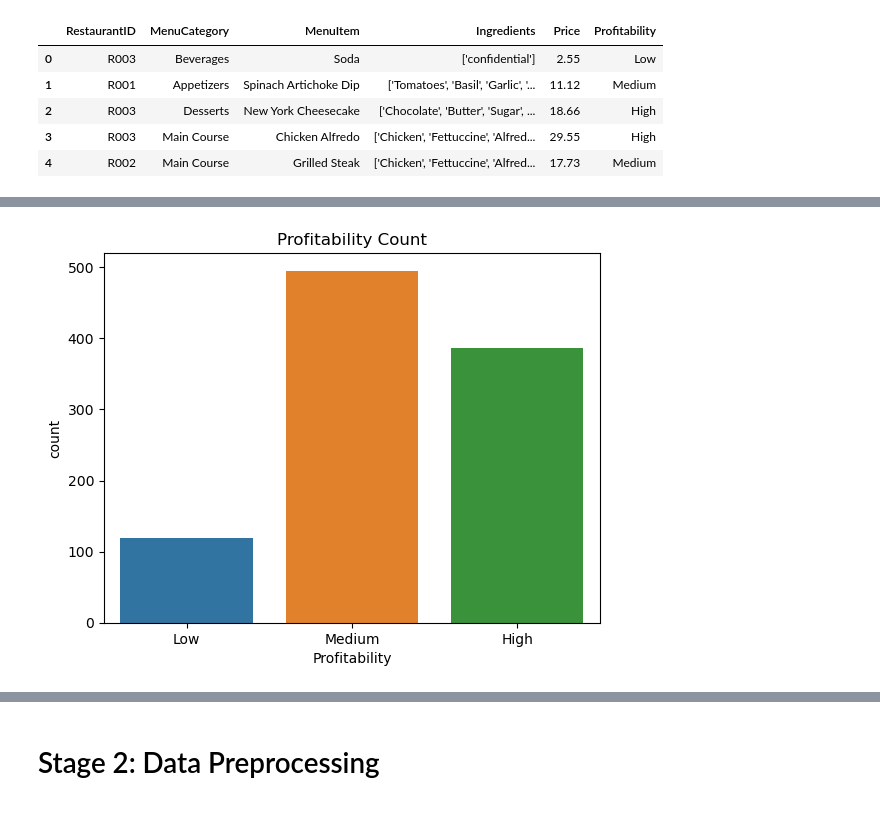
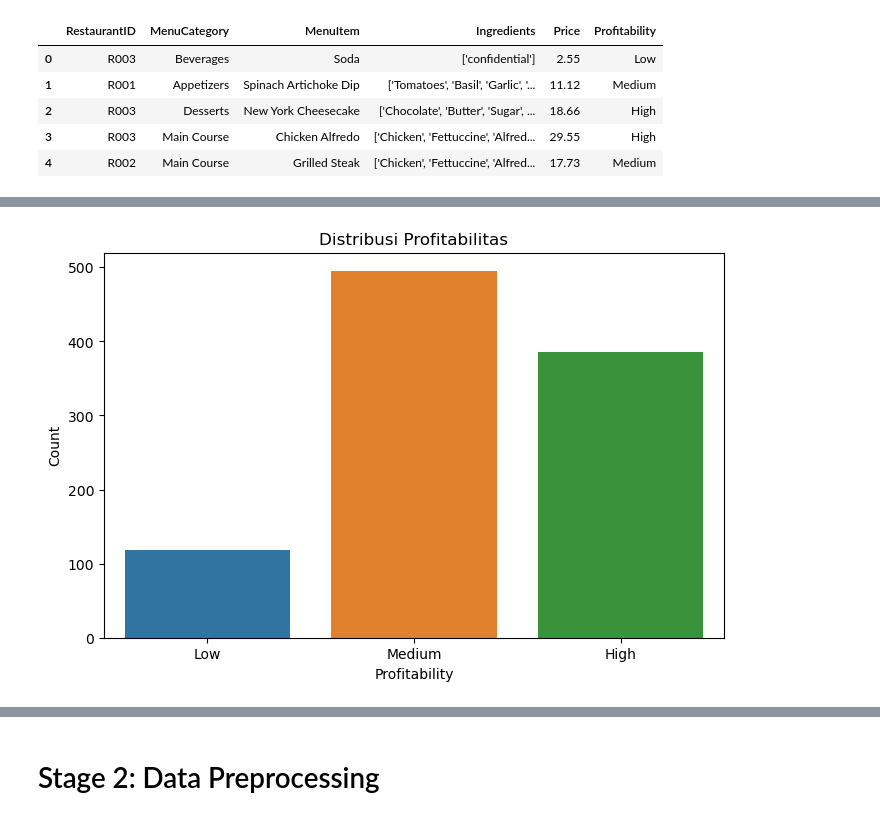
Before and after one commit to IndiRahayu/UAS_MPML, a Jupyter notebook: MPML.ipynb, the cells around one changed output, grey strips where cells are left out. Drawn from its saved outputs; the diff is of its cells as text; code cells hidden in the pictures.

```diff
--- a/MPML.ipynb
+++ b/MPML.ipynb
@@ -48,8 +61,10 @@ df.head()
 # %%
-# Visualizations
-# Countplot for Profitability
-sns.countplot(data=df, x='Profitability')
-plt.title('Profitability Count')
+# Visualisasi profitabilitas
+plt.figure(figsize=(8, 5))
+sns.countplot(x='Profitability', data=df)
+plt.title('Distribusi Profitabilitas')
+plt.xlabel('Profitability')
+plt.ylabel('Count')
 plt.show()
 # %% [output]
-[figure, old version]
+[figure, new version]
```
Also changed, not shown: parts of 37 cells of this notebook.
